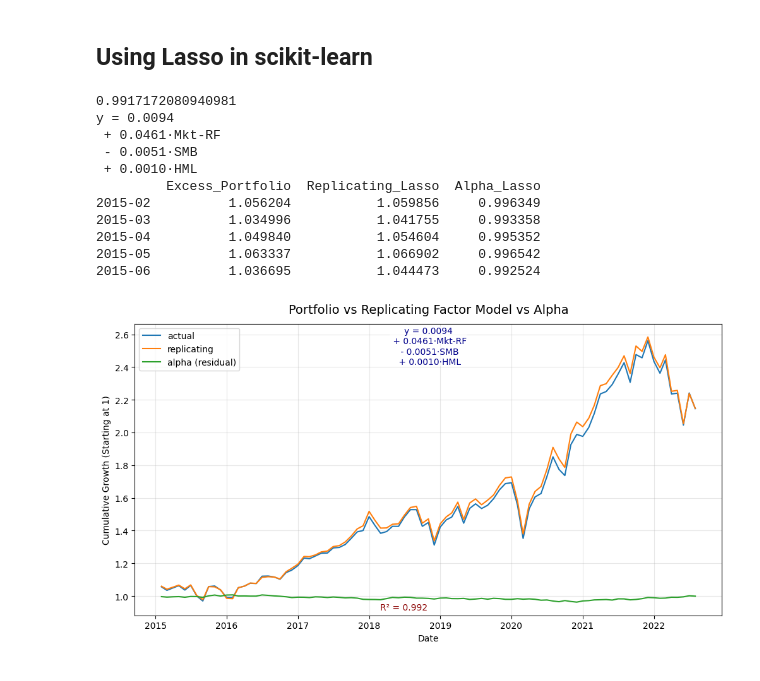
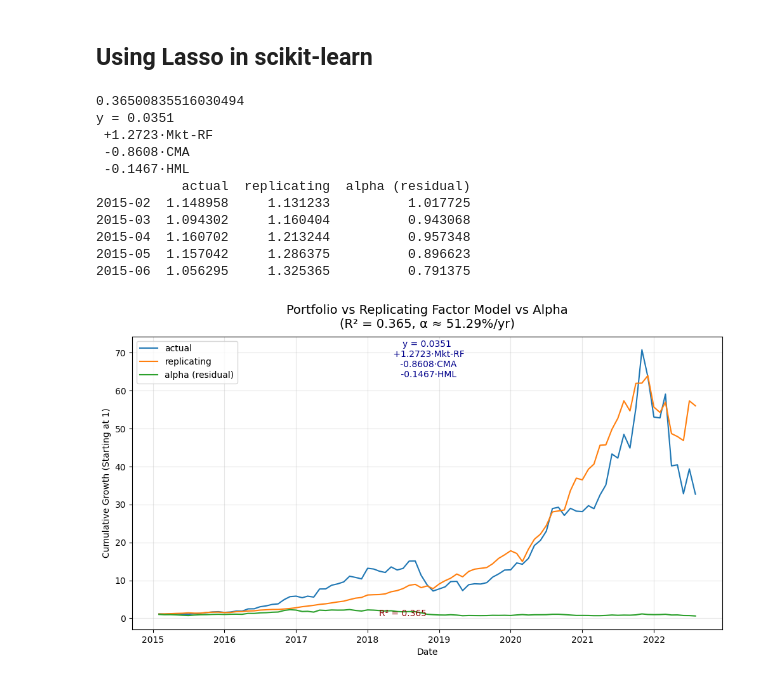
Before and after one commit to rupendrab/coursera_courses-aiml, a Jupyter notebook: Factor_Analysis.ipynb, the cells around one changed output. Drawn from its saved outputs; the diff is of its cells as text; code cells hidden in the pictures.

```diff
--- a/Factor_Analysis.ipynb
+++ b/Factor_Analysis.ipynb
@@ -15,0 +50,5 @@ factors_data = fac_util.load_ff_factors("F-F_Research_Data_5_Factors_2x3.CSV")
+# %%
+nvda_data = fac_util.download_from_yf("NVDA", "2015-01-01", "2025-01-01")
+nvda_data.head()
+(1+nvda_data).cumprod().plot.line()
+print(nvda_data.shape)
@@ -37,2 +82,4 @@ factors_data.head()
+# %%
+anal_data = nvda_data
 # %%
 model, data, cumulative = fac_util.factor_model_statsmodel(
@@ -72,24 +111,24 @@ fac_util.plot_model_statsmodel(cumulative, model=model)
 # %% [markdown]
 ## Using Lasso in scikit-learn
 # %%
-lasso, coefs, rsq, data, cumulative = fac_util.factor_model_lasso(
-    spy_data,
+lasso, coefs, intercept, rsq, data, cumulative = fac_util.factor_model_lasso(
+    anal_data,
     factors_data
 )
 print(rsq)
-print(fac_util.get_formula_lasso(lasso, coefs))
+print(fac_util.get_formula_lasso(intercept, coefs))
 print(cumulative.head())
-fac_util.plot_model_lasso(cumulative, lasso, coefs, rsq)
+fac_util.plot_model_lasso(cumulative, intercept, coefs, rsq)
 # %% [output]
-0.9917172080940981
-y = 0.0094
- + 0.0461·Mkt-RF
- - 0.0051·SMB
- + 0.0010·HML
-         Excess_Portfolio  Replicating_Lasso  Alpha_Lasso
-2015-02          1.056204           1.059856     0.996349
-2015-03          1.034996           1.041755     0.993358
-2015-04          1.049840           1.054604     0.995352
-2015-05          1.063337           1.066902     0.996542
-2015-06          1.036695           1.044473     0.992524
+0.36500835516030494
+y = 0.0351
+ +1.2723·Mkt-RF
+ -0.8608·CMA
+ -0.1467·HML
+           actual  replicating  alpha (residual)
+2015-02  1.148958     1.131233          1.017725
+2015-03  1.094302     1.160404          0.943068
+2015-04  1.160702     1.213244          0.957348
+2015-05  1.157042     1.286375          0.896623
+2015-06  1.056295     1.325365          0.791375
-[figure, old version]
+[figure, new version]
```
Also changed, not shown: parts of 14 cells of this notebook, 5 other files.
